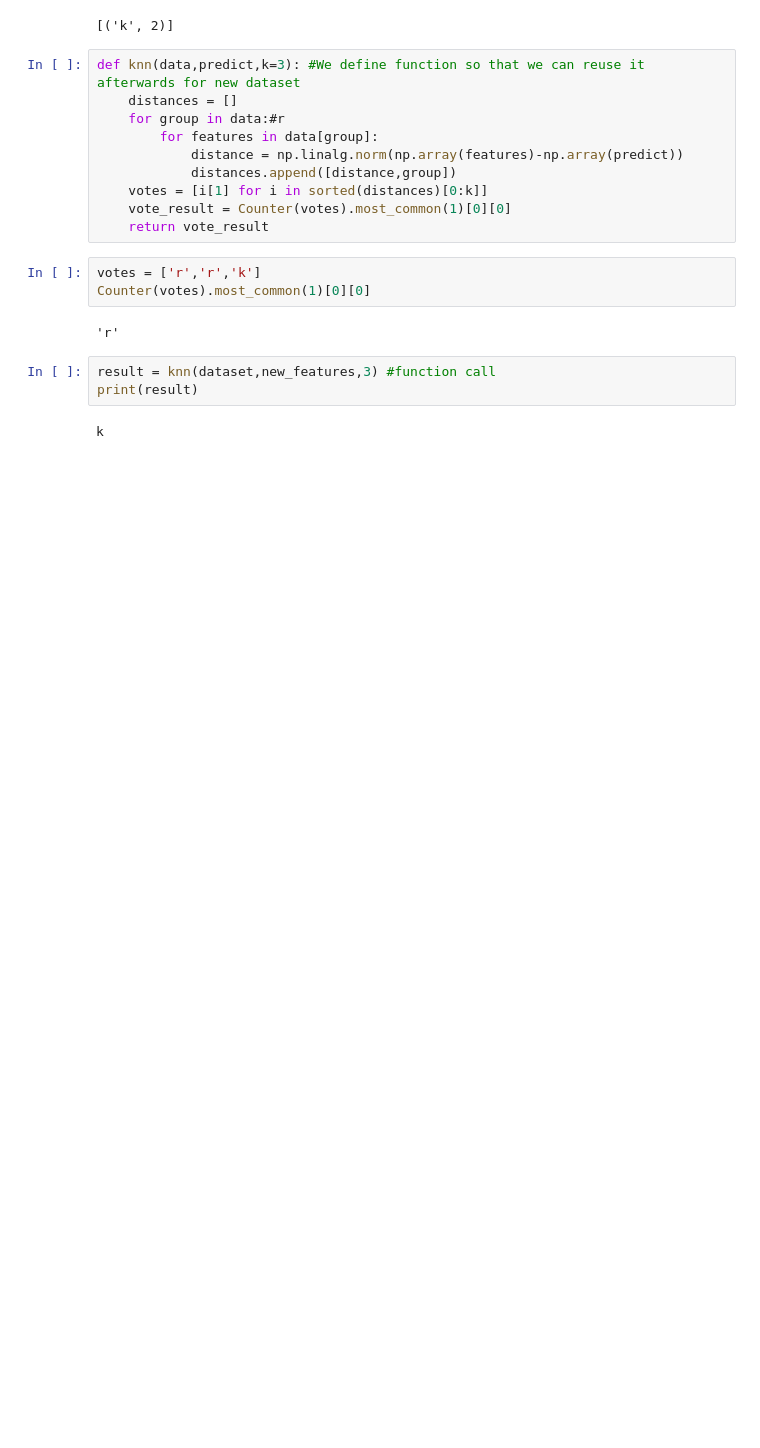
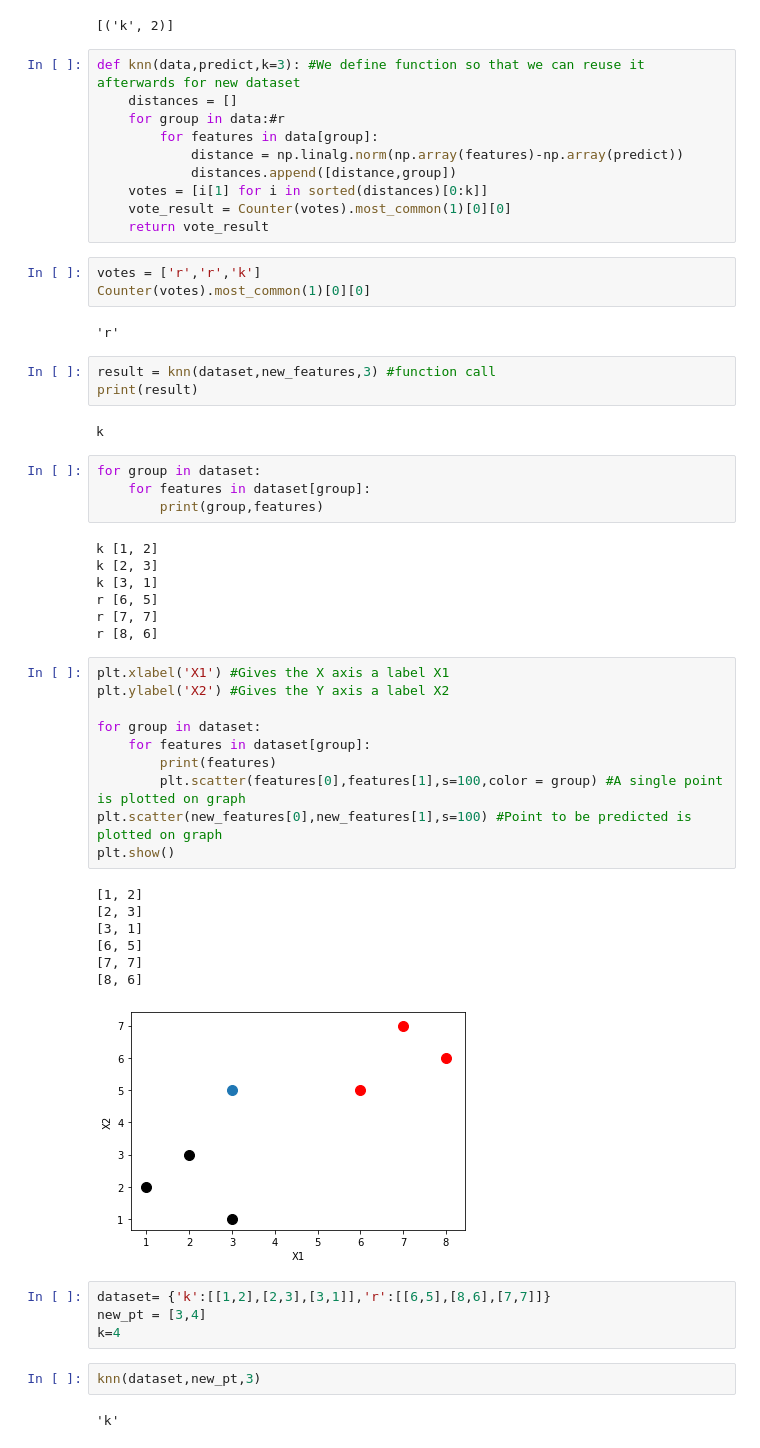
Before and after one commit to singhtaran1005/Breast-Cancer-Project-ML, a Jupyter notebook: Breast Cancer Data Analysis.ipynb, the cells around one changed output. Drawn from its saved outputs; the diff is of its cells as text; blank space fills up the shorter version.

```diff
--- a/Breast Cancer Data Analysis.ipynb
+++ b/Breast Cancer Data Analysis.ipynb
@@ -61,3 +61,40 @@ result = knn(dataset,new_features,3) #function call
 print(result)
 # %% [output]
 k
+# %%
+for group in dataset:
+    for features in dataset[group]:
+        print(group,features)
+# %% [output]
+k [1, 2]
+k [2, 3]
+k [3, 1]
+r [6, 5]
+r [7, 7]
+r [8, 6]
+# %%
+plt.xlabel('X1') #Gives the X axis a label X1
+plt.ylabel('X2') #Gives the Y axis a label X2
+
+for group in dataset:
+    for features in dataset[group]:
+        print(features)
+        plt.scatter(features[0],features[1],s=100,color = group) #A single point is plotted on graph
+plt.scatter(new_features[0],new_features[1],s=100) #Point to be predicted is plotted on graph
+plt.show()
+# %% [output]
+[1, 2]
+[2, 3]
+[3, 1]
+[6, 5]
+[7, 7]
+[8, 6]
+[figure, added]
+# %%
+dataset= {'k':[[1,2],[2,3],[3,1]],'r':[[6,5],[8,6],[7,7]]}
+new_pt = [3,4]
+k=4
+# %%
+knn(dataset,new_pt,3)
+# %% [output]
+'k'
```
Also changed, not shown: parts of 11 cells of this notebook.
